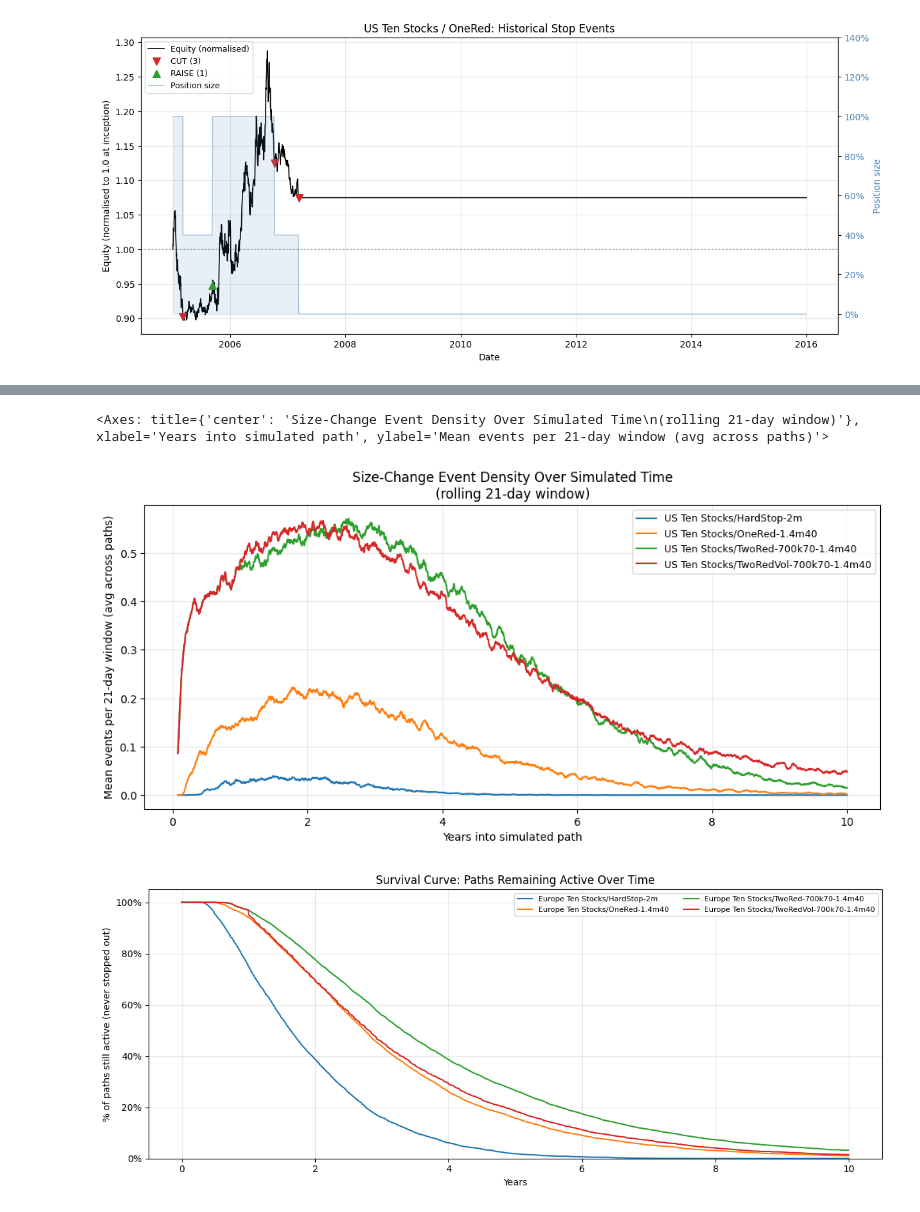
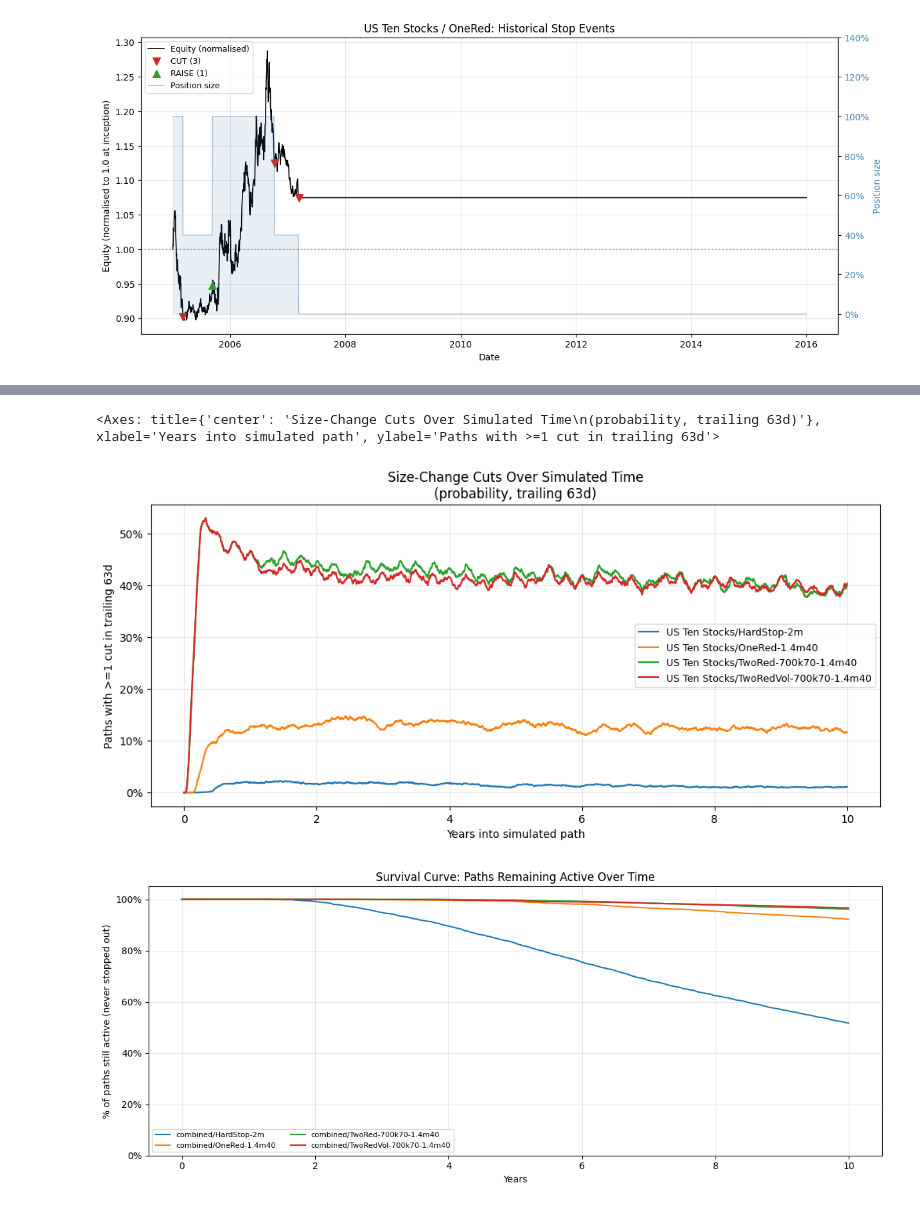
Before and after one commit to krocellx/sizing_strategy, a Jupyter notebook: analysis.ipynb, the cells around one changed output, grey strips where cells are left out. Cells and saved outputs as stored; diff of their text form; code cells hidden in the pictures.

```diff
--- a/analysis.ipynb
+++ b/analysis.ipynb
@@ -1106,37 +1026,38 @@ for strat in strategies_for_iter:
 # %%
 # =============================================================================
 # Size-change event density plot
 # =============================================================================
 
 from src import plot_size_change_frequency, plot_historical_events, TrailingStopRule
 
 fig, ax = plt.subplots(figsize=(12, 5))
 plot_size_change_frequency(
     [
         results[('US Ten Stocks', 'hard')],
         results[('US Ten Stocks', 'one_red')],
         results[('US Ten Stocks', 'two_red')],
         # results[('US Ten Stocks', 'one_red_vol')],
         results[('US Ten Stocks', 'two_red_vol')],
     ],
     ax=ax,
-    window_days=21,
+    window_days=63,
+    event_type="cuts"
 )
 # %% [output]
-<Axes: title={'center': 'Size-Change Event Density Over Simulated Time\n(rolling 21-day window)'}, xlabel='Years into simulated path', ylabel='Mean events per 21-day window (avg across paths)'>
+<Axes: title={'center': 'Size-Change Cuts Over Simulated Time\n(probability, trailing 63d)'}, xlabel='Years into simulated path', ylabel='Paths with >=1 cut in trailing 63d'>
-[figure, old version]
+[figure, new version]
 # %%
 
 fig, ax = plt.subplots(figsize=(12, 5))
 plot_survival_curve(
     results,
-    strategies=['Europe Ten Stocks'],
+    strategies=['combined'],
     rules=['hard', 'one_red', 'two_red', 'two_red_vol'],
     ax=ax,
 )
 plt.tight_layout()
 # %% [output]
-[figure, old version]
+[figure, new version]
 # %%
 fig, ax = plt.subplots(figsize=(12, 5))
 plot_stopout_pct(
```
Also changed, not shown: parts of 10 cells of this notebook.
